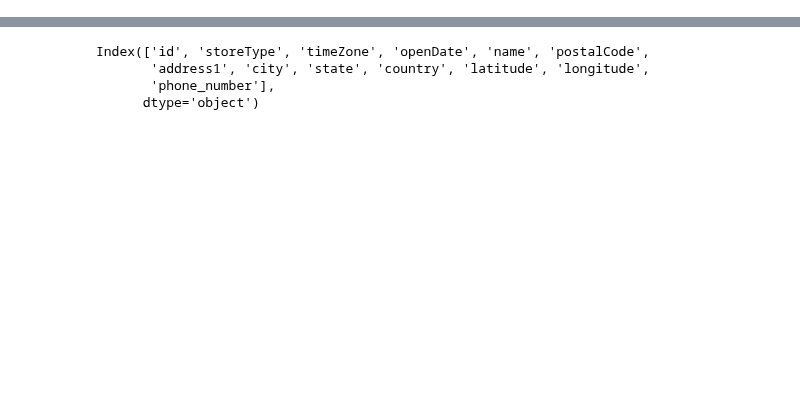
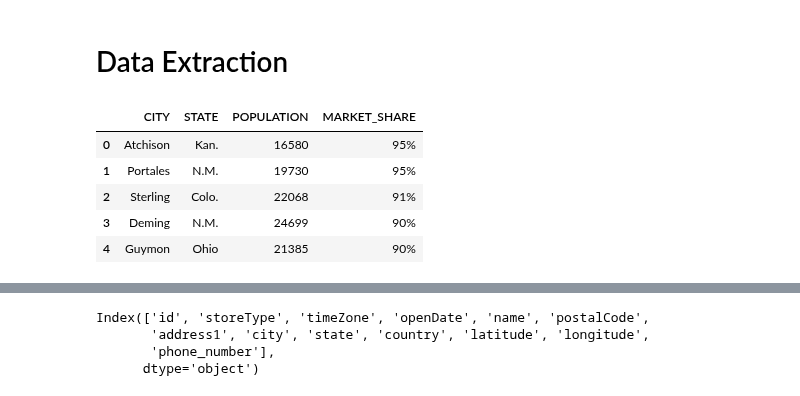
Before and after one commit to beckyydo/Project-2, a Jupyter notebook: MergeData4and6.ipynb, the cells around one changed output, grey strips where cells are left out. Saved outputs shown, nothing was run; the diff lists cells and outputs as text; code cells hidden in the pictures; blank space fills up the shorter version.

```diff
--- a/MergeData4and6.ipynb
+++ b/MergeData4and6.ipynb
@@ -1 +1,3 @@
+# %% [markdown]
+# Data Extraction
 # %%
@@ -8 +11,12 @@ import numpy as np
+# %%
+#Extract and view data from CSV
+walmart_marketShare = pd.read_csv('Resources/Walmart_MarketShare_data.csv')
+walmart_marketShare.head()
+# %% [output]
+|  | CITY | STATE | POPULATION | MARKET_SHARE |
+| 0 | Atchison | Kan. | 16580 | 95% |
+| 1 | Portales | N.M. | 19730 | 95% |
+| 2 | Sterling | Colo. | 22068 | 91% |
+| 3 | Deming | N.M. | 24699 | 90% |
+| 4 | Guymon | Ohio | 21385 | 90% |
 # %%
```
Also changed, not shown: parts of 9 cells of this notebook, 1 other file.
